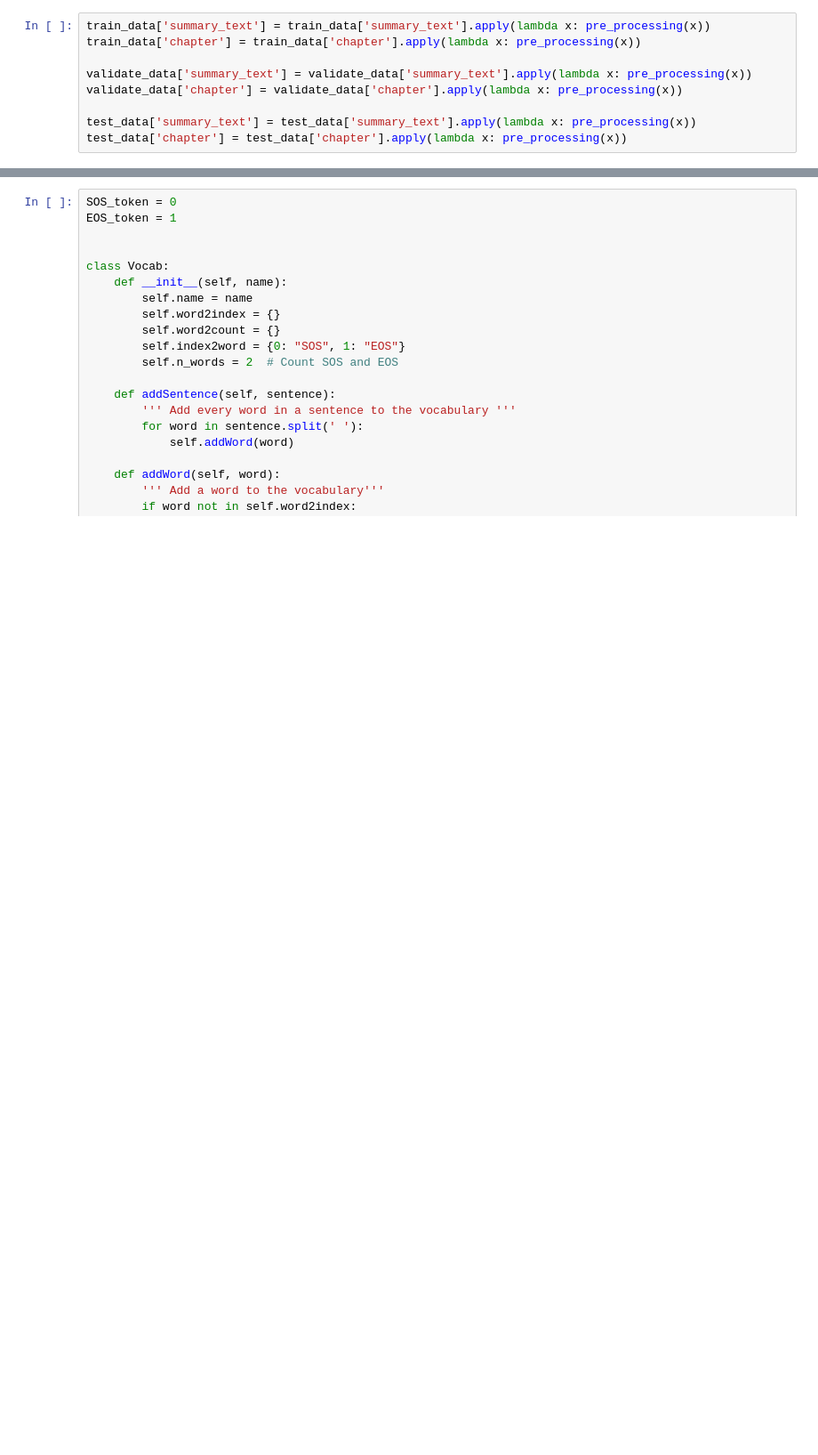
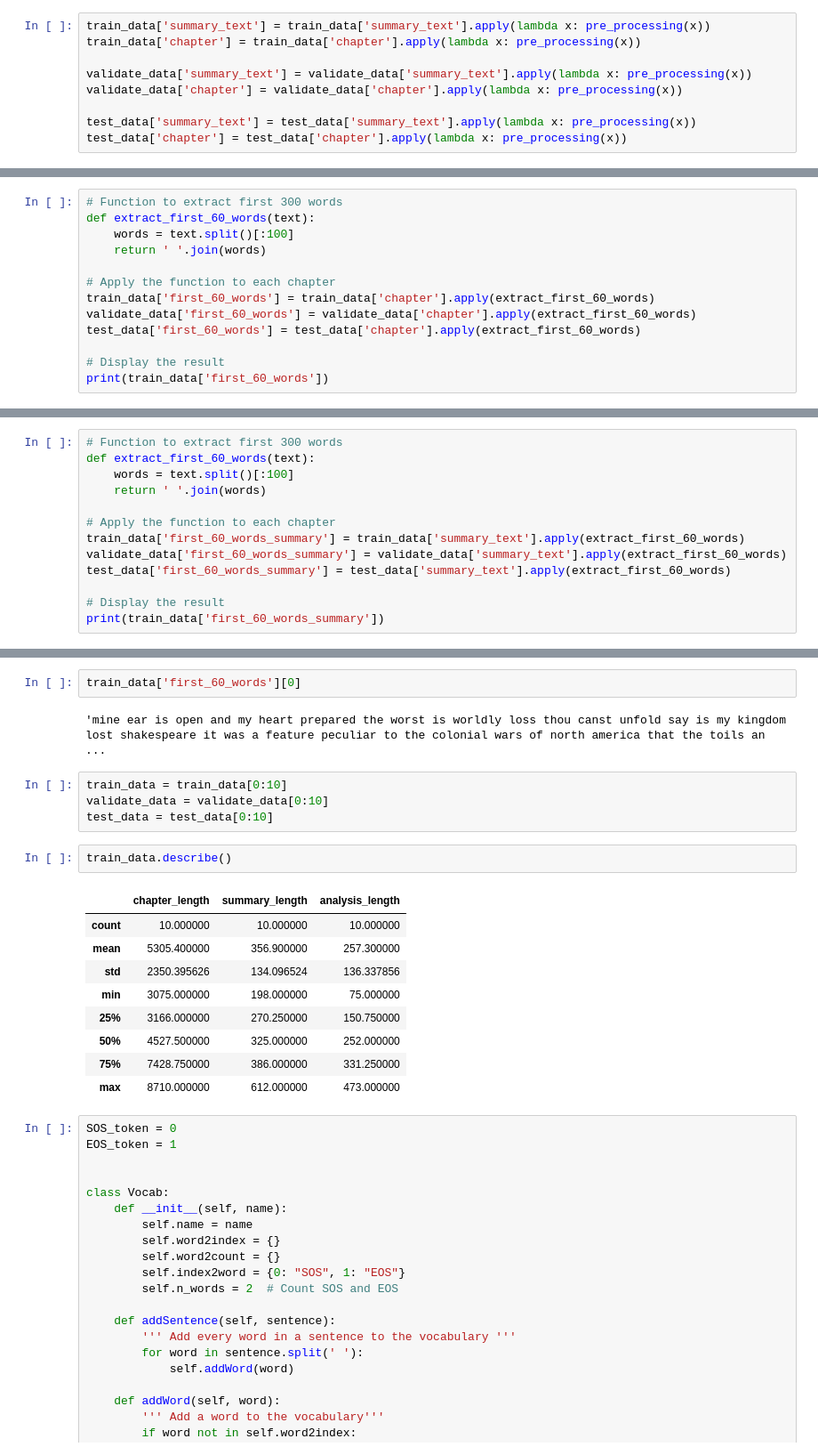
Before and after one commit to ronair212/LitArt, a Jupyter notebook: notebooks/Seq2Seq.ipynb, the cells around one changed output, grey strips where cells are left out. Shown at 89% size. Cells and saved outputs as stored; diff of their text form; blank space fills up the shorter version.

```diff
--- a/notebooks/Seq2Seq.ipynb
+++ b/notebooks/Seq2Seq.ipynb
@@ -102,0 +93,13 @@ train_data['summary_text'][0]
+# %%
+# Function to extract first 300 words
+def extract_first_60_words(text):
+    words = text.split()[:100]
+    return ' '.join(words)
+
+# Apply the function to each chapter
+train_data['first_60_words'] = train_data['chapter'].apply(extract_first_60_words)
+validate_data['first_60_words'] = validate_data['chapter'].apply(extract_first_60_words)
+test_data['first_60_words'] = test_data['chapter'].apply(extract_first_60_words)
+
+# Display the result
+print(train_data['first_60_words'])
@@ -102,0 +119,13 @@ train_data['summary_text'][0]
+# %%
+# Function to extract first 300 words
+def extract_first_60_words(text):
+    words = text.split()[:100]
+    return ' '.join(words)
+
+# Apply the function to each chapter
+train_data['first_60_words_summary'] = train_data['summary_text'].apply(extract_first_60_words)
+validate_data['first_60_words_summary'] = validate_data['summary_text'].apply(extract_first_60_words)
+test_data['first_60_words_summary'] = test_data['summary_text'].apply(extract_first_60_words)
+
+# Display the result
+print(train_data['first_60_words_summary'])
@@ -103,3 +145,23 @@ train_data['summary_text'][0]
+# %%
+train_data['first_60_words'][0]
+# %% [output]
+'mine ear is open and my heart prepared the worst is worldly loss thou canst unfold say is my kingdom lost shakespeare it was a feature peculiar to the colonial wars of north america that the toils an ...
+# %%
+train_data = train_data[0:10]
+validate_data = validate_data[0:10]
+test_data = test_data[0:10]
+# %%
+train_data.describe()
+# %% [output]
+|  | chapter_length | summary_length | analysis_length |
+| count | 10.000000 | 10.000000 | 10.000000 |
+| mean | 5305.400000 | 356.900000 | 257.300000 |
+| std | 2350.395626 | 134.096524 | 136.337856 |
+| min | 3075.000000 | 198.000000 | 75.000000 |
+| 25% | 3166.000000 | 270.250000 | 150.750000 |
+| 50% | 4527.500000 | 325.000000 | 252.000000 |
+| 75% | 7428.750000 | 386.000000 | 331.250000 |
+| max | 8710.000000 | 612.000000 | 473.000000 |
 # %%
 SOS_token = 0
 EOS_token = 1
```
Also changed, not shown: parts of 21 cells of this notebook.
